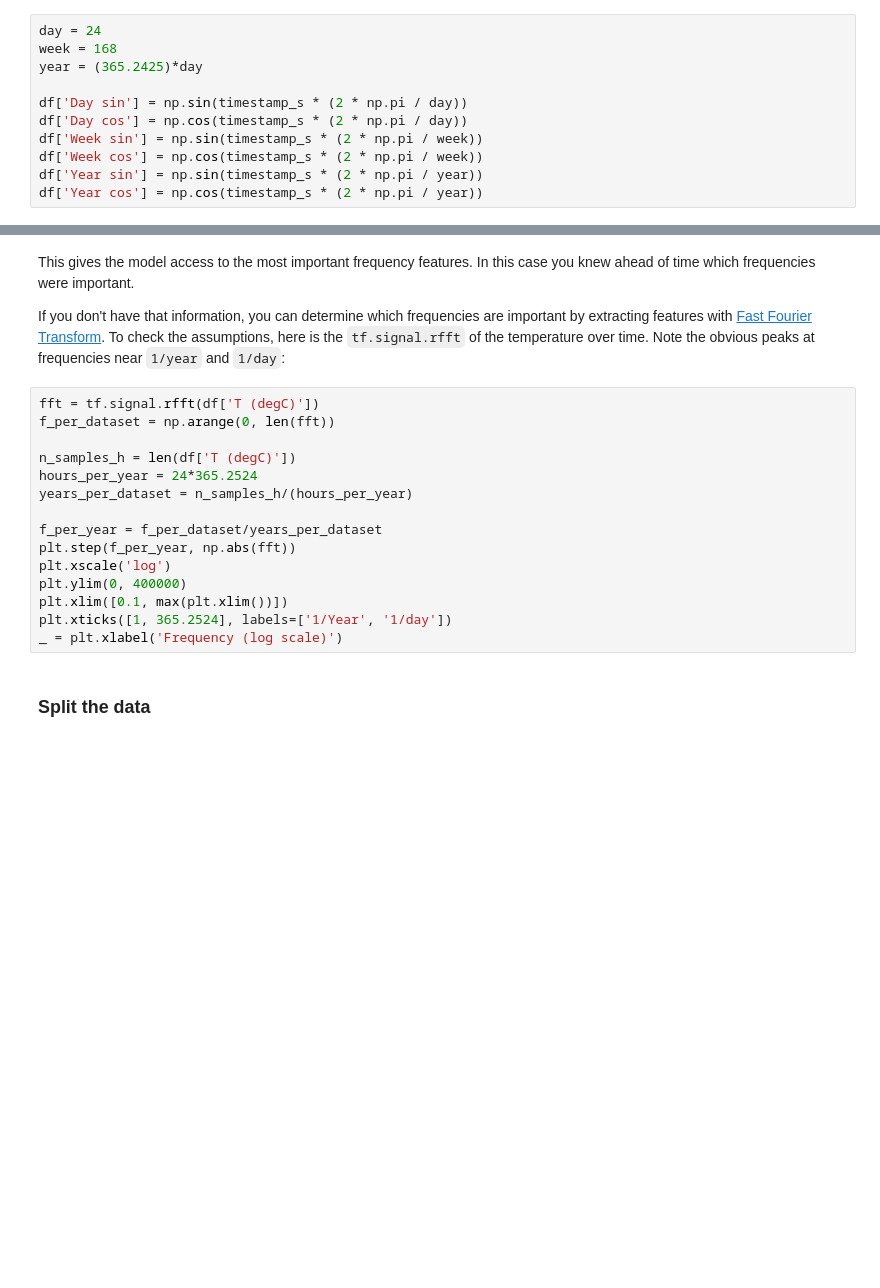
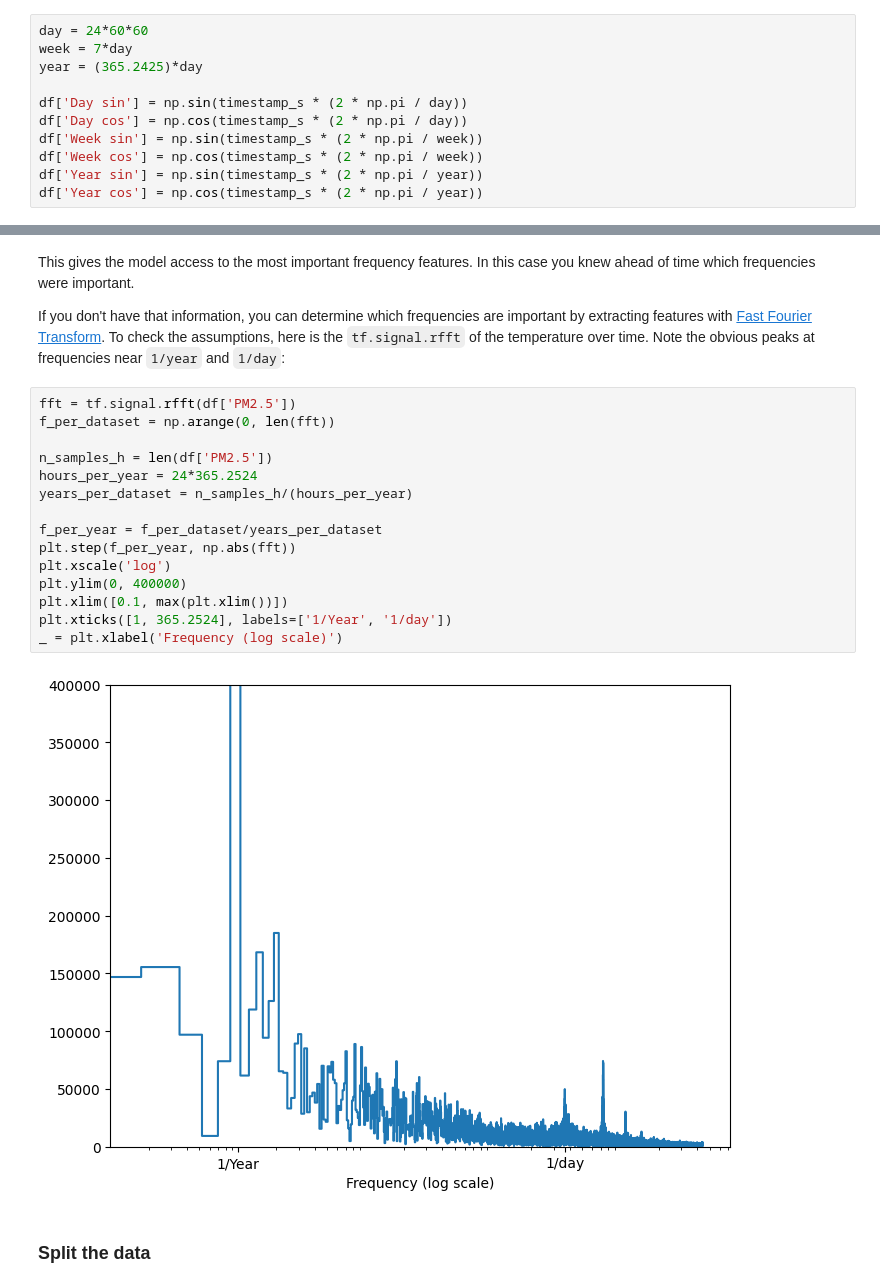
Before and after one commit to datadrivenharshal/APT, a Jupyter notebook: site/en/tutorials/structured_data/time_series.ipynb, the cells around one changed output, grey strips where cells are left out. Saved outputs shown, nothing was run; the diff lists cells and outputs as text; blank space fills up the shorter version.

```diff
--- a/site/en/tutorials/structured_data/time_series.ipynb
+++ b/site/en/tutorials/structured_data/time_series.ipynb
@@ -172,8 +174,8 @@ Similar to the wind direction, the time in seconds is not a useful model input.
 
 You can get usable signals by using sine and cosine transforms to clear "Time of day" and "Time of year" signals:
 # %%
-day = 24
-week = 168
+day = 24*60*60
+week = 7*day
 year = (365.2425)*day
 
 df['Day sin'] = np.sin(timestamp_s * (2 * np.pi / day))
@@ -192,20 +197,22 @@ This gives the model access to the most important frequency features. In this ca
 
 If you don't have that information, you can determine which frequencies are important by extracting features with <a href="https://en.wikipedia.org/wiki/Fast_Fourier_transform" class="external">Fast Fourier Transform</a>. To check the assumptions, here is the `tf.signal.rfft` of the temperature over time. Note the obvious peaks at frequencies near `1/year` and `1/day`:
 # %%
-fft = tf.signal.rfft(df['T (degC)'])
+fft = tf.signal.rfft(df['PM2.5'])
 f_per_dataset = np.arange(0, len(fft))
 
-n_samples_h = len(df['T (degC)'])
+n_samples_h = len(df['PM2.5'])
 hours_per_year = 24*365.2524
 years_per_dataset = n_samples_h/(hours_per_year)
 
 f_per_year = f_per_dataset/years_per_dataset
 plt.step(f_per_year, np.abs(fft))
 plt.xscale('log')
 plt.ylim(0, 400000)
 plt.xlim([0.1, max(plt.xlim())])
 plt.xticks([1, 365.2524], labels=['1/Year', '1/day'])
 _ = plt.xlabel('Frequency (log scale)')
+# %% [output]
+[figure, added]
 # %% [markdown]
 ### Split the data
 # %% [markdown]
```
Also changed, not shown: parts of 39 cells of this notebook.
